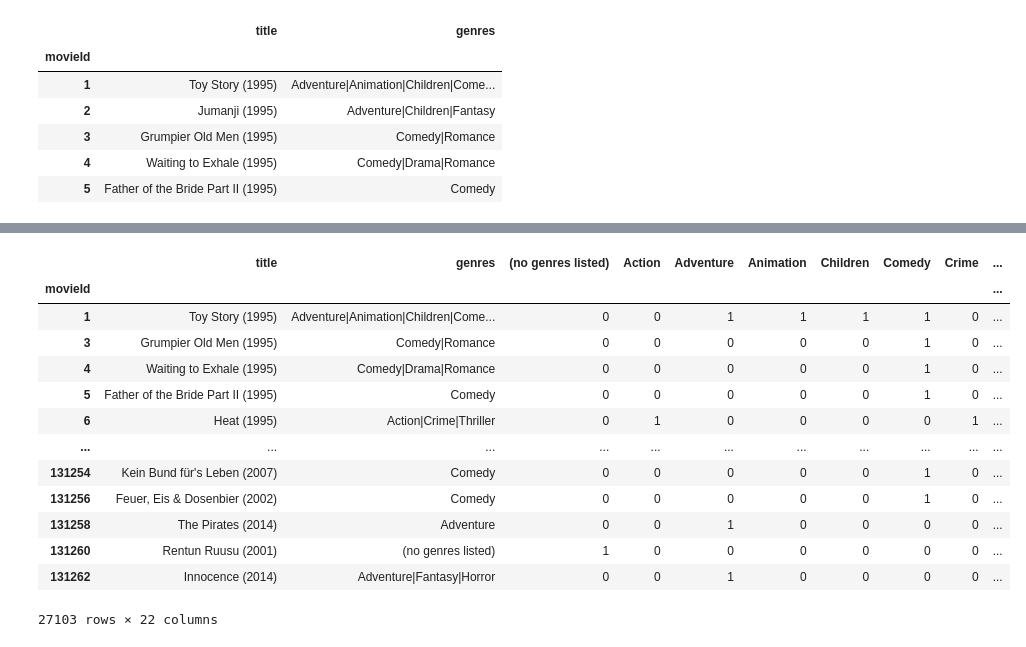
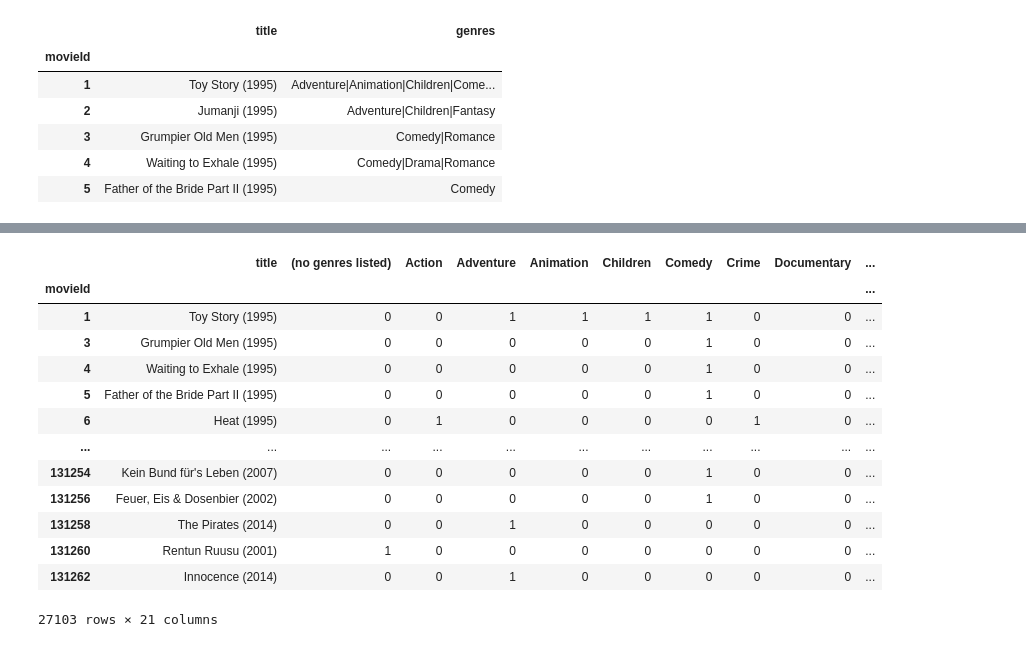
Before and after one commit to douglasrizzo/recsys-movies, a Jupyter notebook: src/genre-filter.ipynb, the cells around one changed output, grey strips where cells are left out. Drawn from its saved outputs; the diff is of its cells as text; code cells hidden in the pictures.

```diff
--- a/src/genre-filter.ipynb
+++ b/src/genre-filter.ipynb
@@ -24,7 +112,3 @@ movies.head()
 | 3 | Grumpier Old Men (1995) | Comedy|Romance |
 | 4 | Waiting to Exhale (1995) | Comedy|Drama|Romance |
 | 5 | Father of the Bride Part II (1995) | Comedy |
-# %%
-# build dummy columns for each genre
-movies = movies.join(movies["genres"].str.get_dummies(sep="|"))
-movies.sample(5, random_state=42)
@@ -57,7 +118,9 @@ user_ratings.head()
 # get a single list of all unique genres for all movies
 genres = list(set(movies["genres"].str.split("|").sum()))
 genres = sorted(genres)
-genres
+movies = movies.join(movies["genres"].str.get_dummies(sep="|")).drop("genres", axis=1)
+display(genres)
+movies.head()
 # %% [output]
 ['(no genres listed)',
  'Action',
@@ -81,0 +195,3 @@ genres
+# %%
+user_ratings = user_ratings[["userId", "movieId", "rating"]].merge(movies, on="movieId")
+user_ratings.head()
@@ -121,19 +352,19 @@ dtype: float64
 # %%
 # get the movies that the user has not seen
-unseen_movies = movies[~movies.index.isin(user_ratings["movieId"])]
+unseen_movies = movies.loc[~movies.index.isin(user_ratings["movieId"])].copy()
 unseen_movies
 # %% [output]
-|  | title | genres | (no genres listed) | Action | Adventure | Animation | Children | Comedy | Crime | ... |
+|  | title | (no genres listed) | Action | Adventure | Animation | Children | Comedy | Crime | Documentary | ... |
 | movieId |  |  |  |  |  |  |  |  |  | ... |
-| 1 | Toy Story (1995) | Adventure|Animation|Children|Come... | 0 | 0 | 1 | 1 | 1 | 1 | 0 | ... |
-| 3 | Grumpier Old Men (1995) | Comedy|Romance | 0 | 0 | 0 | 0 | 0 | 1 | 0 | ... |
-| 4 | Waiting to Exhale (1995) | Comedy|Drama|Romance | 0 | 0 | 0 | 0 | 0 | 1 | 0 | ... |
-| 5 | Father of the Bride Part II (1995) | Comedy | 0 | 0 | 0 | 0 | 0 | 1 | 0 | ... |
-| 6 | Heat (1995) | Action|Crime|Thriller | 0 | 1 | 0 | 0 | 0 | 0 | 1 | ... |
+| 1 | Toy Story (1995) | 0 | 0 | 1 | 1 | 1 | 1 | 0 | 0 | ... |
+| 3 | Grumpier Old Men (1995) | 0 | 0 | 0 | 0 | 0 | 1 | 0 | 0 | ... |
+| 4 | Waiting to Exhale (1995) | 0 | 0 | 0 | 0 | 0 | 1 | 0 | 0 | ... |
+| 5 | Father of the Bride Part II (1995) | 0 | 0 | 0 | 0 | 0 | 1 | 0 | 0 | ... |
+| 6 | Heat (1995) | 0 | 1 | 0 | 0 | 0 | 0 | 1 | 0 | ... |
 | ... | ... | ... | ... | ... | ... | ... | ... | ... | ... | ... |
-| 131254 | Kein Bund für's Leben (2007) | Comedy | 0 | 0 | 0 | 0 | 0 | 1 | 0 | ... |
-| 131256 | Feuer, Eis & Dosenbier (2002) | Comedy | 0 | 0 | 0 | 0 | 0 | 1 | 0 | ... |
-| 131258 | The Pirates (2014) | Adventure | 0 | 0 | 1 | 0 | 0 | 0 | 0 | ... |
-| 131260 | Rentun Ruusu (2001) | (no genres listed) | 1 | 0 | 0 | 0 | 0 | 0 | 0 | ... |
-| 131262 | Innocence (2014) | Adventure|Fantasy|Horror | 0 | 0 | 1 | 0 | 0 | 0 | 0 | ... |
+| 131254 | Kein Bund für's Leben (2007) | 0 | 0 | 0 | 0 | 0 | 1 | 0 | 0 | ... |
+| 131256 | Feuer, Eis & Dosenbier (2002) | 0 | 0 | 0 | 0 | 0 | 1 | 0 | 0 | ... |
+| 131258 | The Pirates (2014) | 0 | 0 | 1 | 0 | 0 | 0 | 0 | 0 | ... |
+| 131260 | Rentun Ruusu (2001) | 1 | 0 | 0 | 0 | 0 | 0 | 0 | 0 | ... |
+| 131262 | Innocence (2014) | 0 | 0 | 1 | 0 | 0 | 0 | 0 | 0 | ... |
-27103 rows × 22 columns
+27103 rows × 21 columns
```
Also changed, not shown: parts of 43 cells of this notebook, 1 other file.
